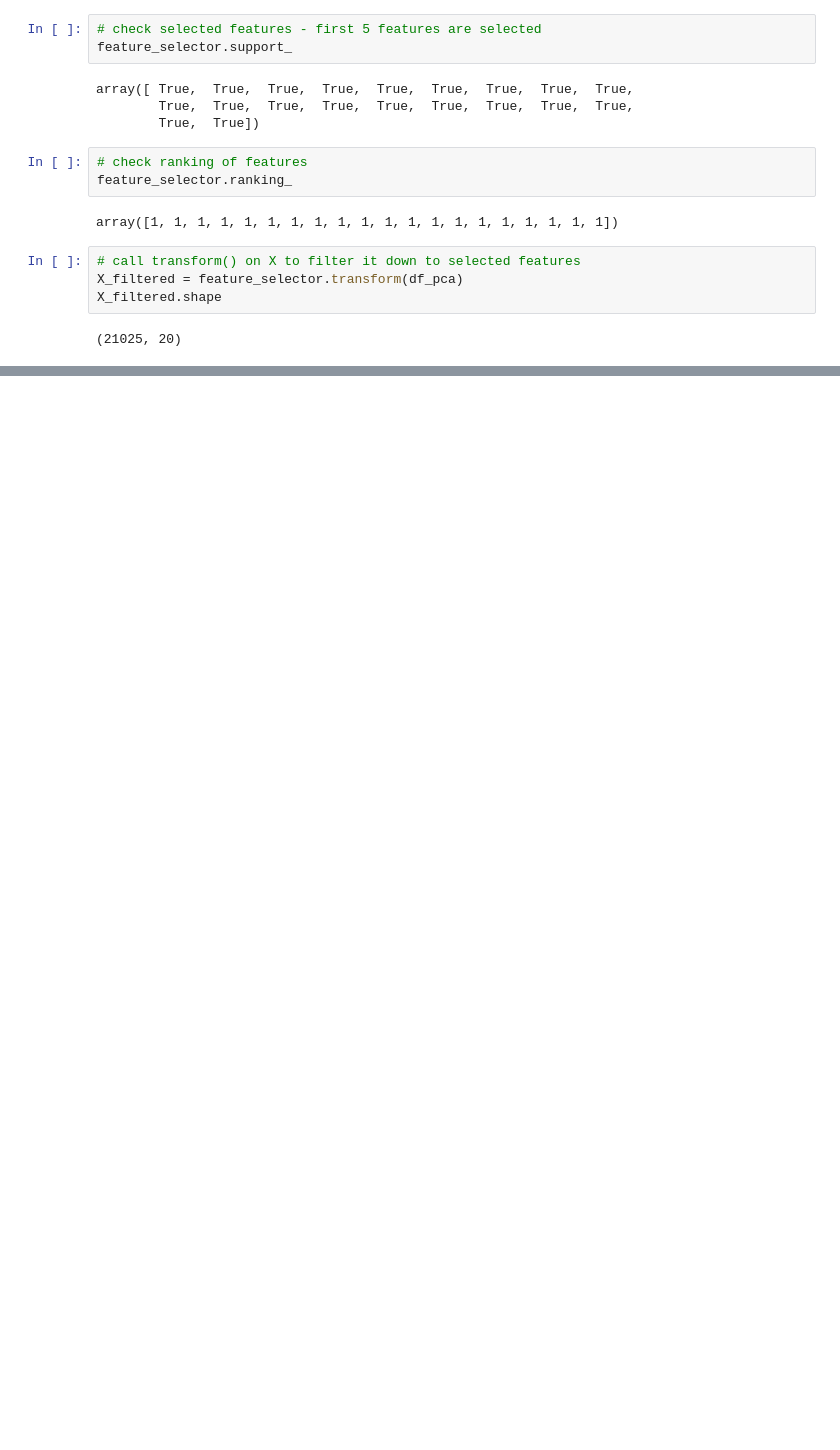
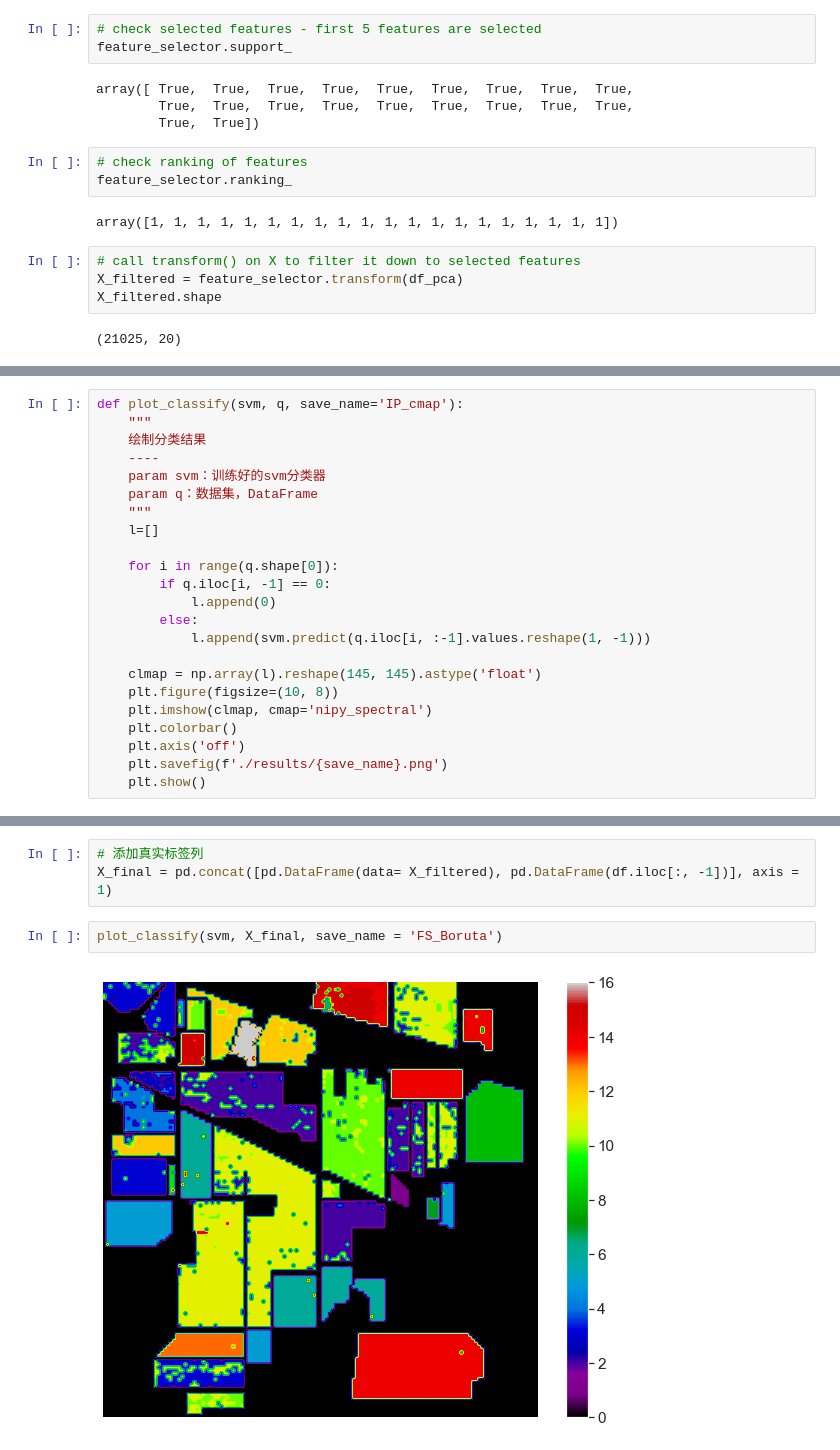
Before and after one commit to datamonday/HSI-Analysis, a Jupyter notebook: 01 Hyperspectral Image Analysis/04 Feature Selection.ipynb, the cells around one changed output, grey strips where cells are left out. Drawn from its saved outputs; the diff is of its cells as text; blank space fills up the shorter version.

```diff
--- a/01 Hyperspectral Image Analysis/04 Feature Selection.ipynb
+++ b/01 Hyperspectral Image Analysis/04 Feature Selection.ipynb
@@ -514,0 +548,23 @@ X_filtered.shape
+# %%
+def plot_classify(svm, q, save_name='IP_cmap'):
+    """
+    绘制分类结果
+    ----
+    param svm：训练好的svm分类器
+    param q：数据集，DataFrame
+    """
+    l=[]
+
+    for i in range(q.shape[0]):
+        if q.iloc[i, -1] == 0:
+            l.append(0)
+        else:
+            l.append(svm.predict(q.iloc[i, :-1].values.reshape(1, -1)))
+
+    clmap = np.array(l).reshape(145, 145).astype('float')
+    plt.figure(figsize=(10, 8))
+    plt.imshow(clmap, cmap='nipy_spectral')
+    plt.colorbar()
+    plt.axis('off')
+    plt.savefig(f'./results/{save_name}.png')
+    plt.show()
@@ -514,0 +601,7 @@ X_filtered.shape
+# %%
+# 添加真实标签列
+X_final = pd.concat([pd.DataFrame(data= X_filtered), pd.DataFrame(df.iloc[:, -1])], axis = 1)
+# %%
+plot_classify(svm, X_final, save_name = 'FS_Boruta')
+# %% [output]
+[figure, added]
```
Also changed, not shown: parts of 3 cells of this notebook, 2 other files.
